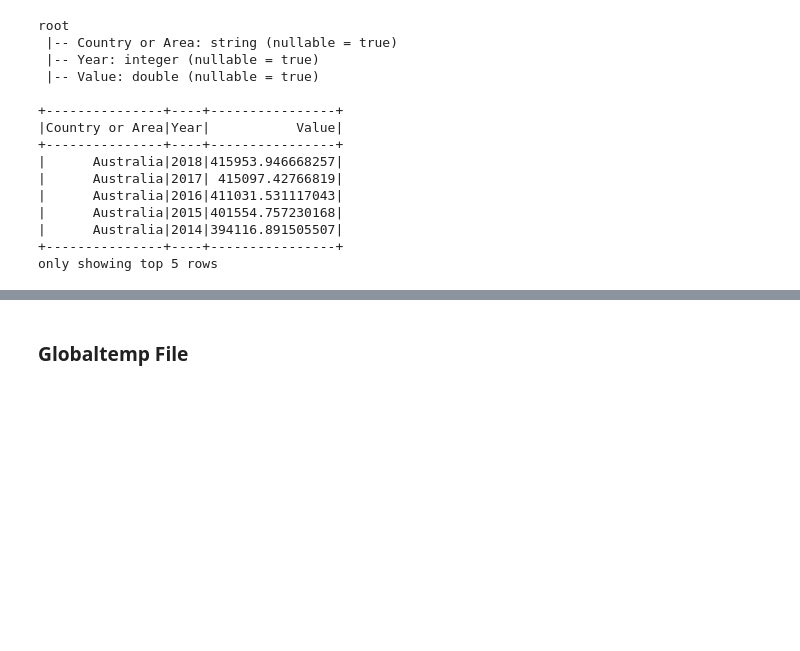
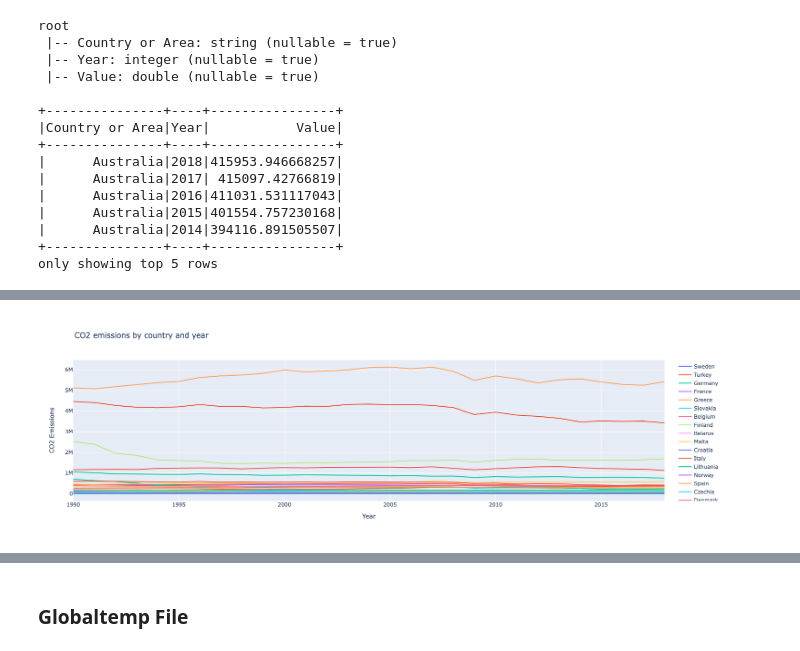
Before and after one commit to jmoro0408/ClimateData, a Jupyter notebook: notebooks/1.0-initial-data-exploration.ipynb, the cells around one changed output, grey strips where cells are left out. Saved outputs shown, nothing was run; the diff lists cells and outputs as text; code cells hidden in the pictures; blank space fills up the shorter version.

```diff
--- a/notebooks/1.0-initial-data-exploration.ipynb
+++ b/notebooks/1.0-initial-data-exploration.ipynb
@@ -152,0 +233,19 @@ only showing top 5 rows
+# %%
+CO2_countries = [CO2.select("Country or Area").distinct().collect()[i][0] for i in range(len(CO2.select("Country or Area").distinct().collect()))]
+# %%
+fig = go.Figure()
+for country in CO2_countries:
+    country_data = CO2_df[CO2_df["Country or Area"] == country]
+    fig.add_trace(go.Scatter(x = country_data["Year"], y = country_data["Value"], mode = "lines", name = country))
+
+fig.update_layout(autosize=False,
+    width=1500,
+    height=500,
+    title = "CO2 emissions by country and year",
+    xaxis_title = "Year",
+    yaxis_title = "CO2 Emissions")
+
+
+fig.show()
+# %% [output]
+[figure, added]
```
Also changed, not shown: parts of 10 cells of this notebook.
